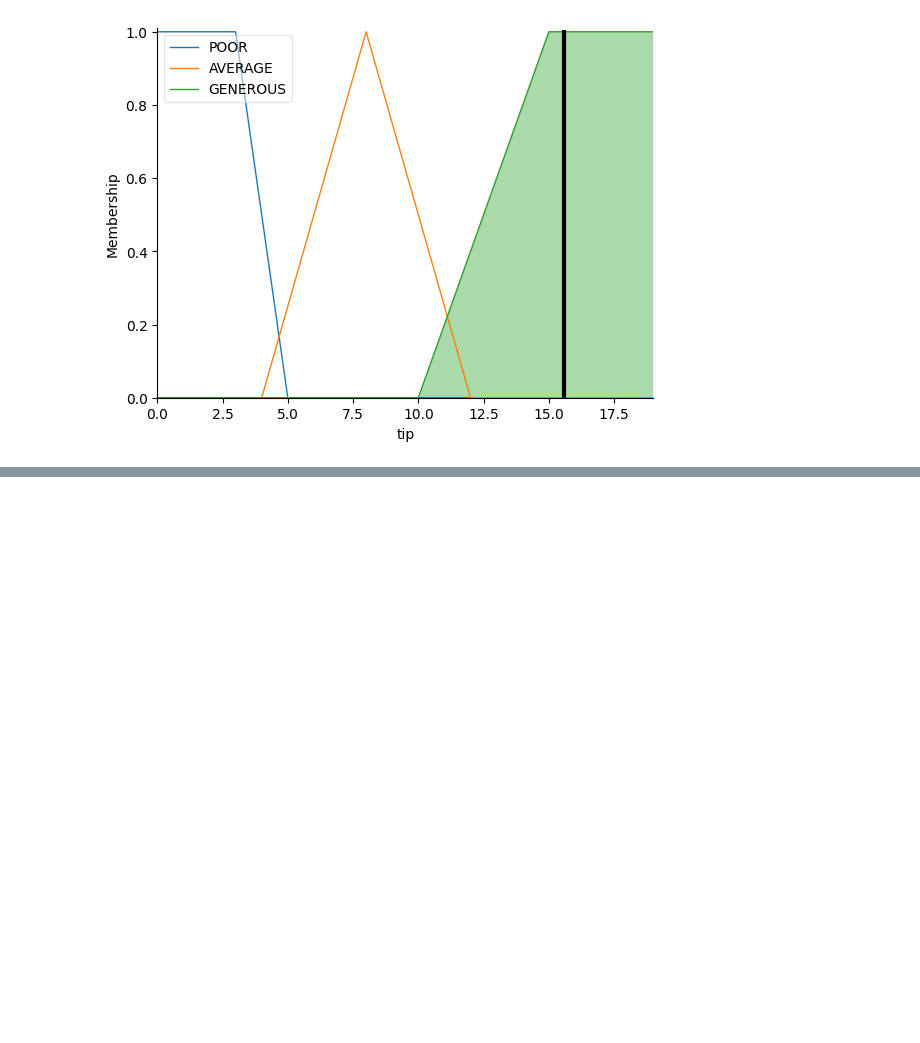
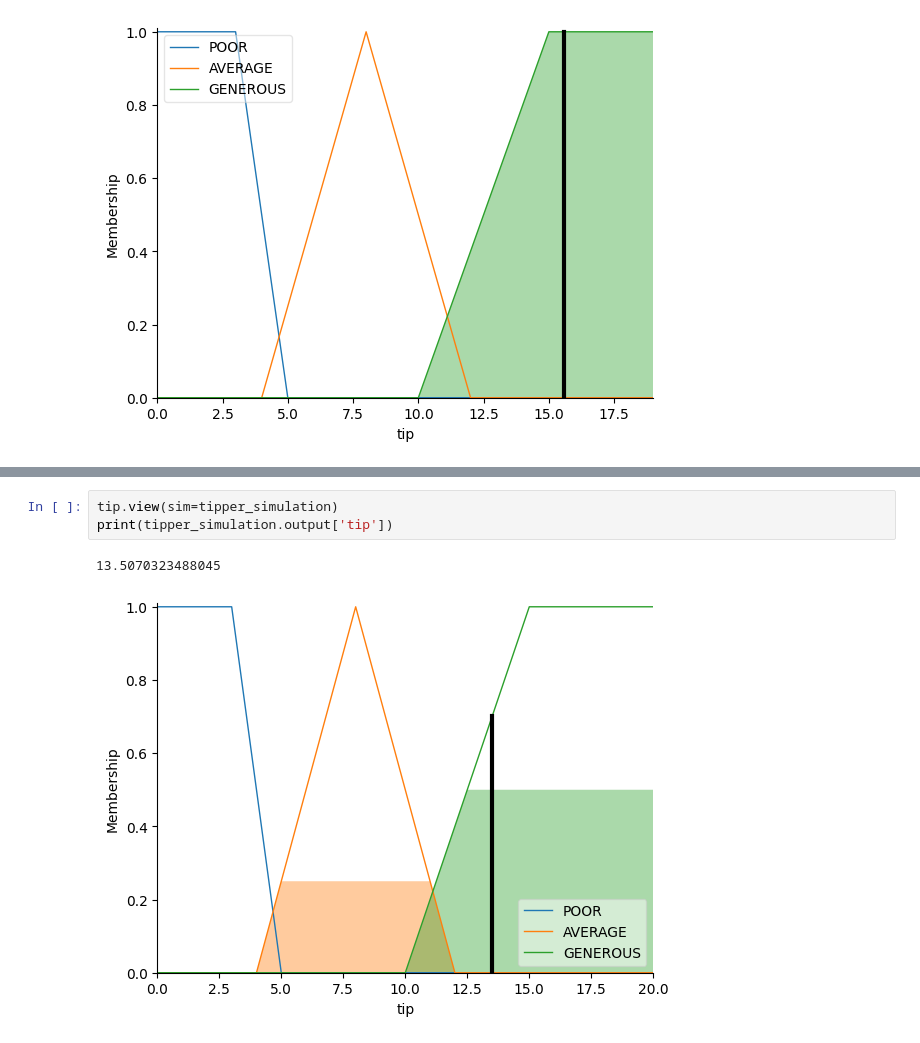
Before and after one commit to pppfkp/systemy_rozmyte, a Jupyter notebook: lab1/tipper.ipynb, the cells around one changed output, grey strips where cells are left out. Saved outputs shown, nothing was run; the diff lists cells and outputs as text; blank space fills up the shorter version.

```diff
--- a/lab1/tipper.ipynb
+++ b/lab1/tipper.ipynb
@@ -98,0 +175,6 @@ plt.plot(x, y5)
+# %%
+tip.view(sim=tipper_simulation)
+print(tipper_simulation.output['tip'])
+# %% [output]
+13.5070323488045
+[figure, added]
```
Also changed, not shown: parts of 18 cells of this notebook.
